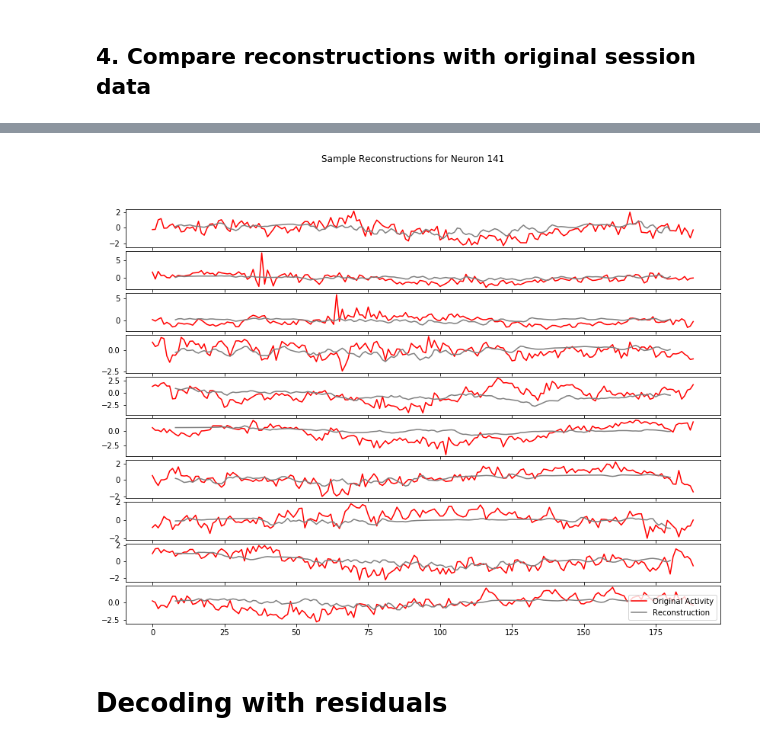
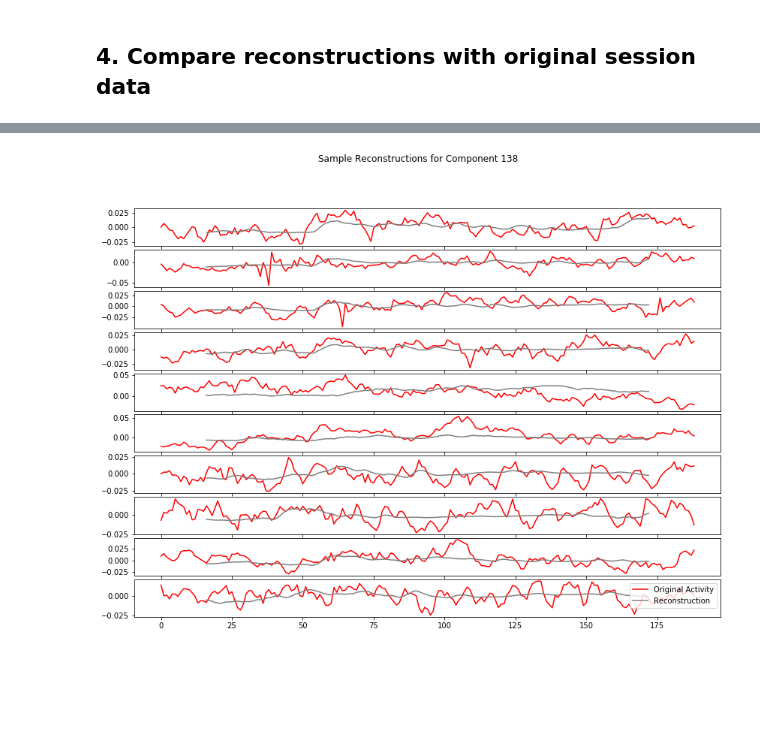
Before and after one commit to chingf/glm-hmm, a Jupyter notebook: 2019-09-25-testingbehavenet.ipynb, the cells around one changed output, grey strips where cells are left out. Drawn from its saved outputs; the diff is of its cells as text; code cells hidden in the pictures; blank space fills up the shorter version.

```diff
--- a/2019-09-25-testingbehavenet.ipynb
+++ b/2019-09-25-testingbehavenet.ipynb
@@ -22,7 +22,7 @@ from Session import *
 # %%
 def generate_models_lookuptable():
     l2_dict = {}
-    nl_dict = {'2': deepcopy(l2_dict), '4': deepcopy(l2_dict), '8': deepcopy(l2_dict)}
+    nl_dict = {'2': deepcopy(l2_dict), '4': deepcopy(l2_dict), '8': deepcopy(l2_dict), '16': deepcopy(l2_dict)}
     lr_dict = {'0.0001': deepcopy(nl_dict), '0.001': deepcopy(nl_dict), '0.01': deepcopy(nl_dict)}
     hl_dict = {'0': deepcopy(lr_dict), '1': deepcopy(lr_dict), '2': deepcopy(lr_dict), '3': deepcopy(lr_dict)}
     return hl_dict
@@ -79,6 +80,7 @@ for version in os.listdir(ffdatadir):
 # %% [markdown]
 #### Hidden layers: 2, N_lags: 8
 # %%
+# Print mean test loss for a two-layer network
 learning_rates = ['0.0001', '0.001', '0.01']
 l2_regs = ['1e-05', '0.0001', '0.01', '0.001']
 
@@ -87,7 +89,7 @@ fig, axes = plt.subplots(
     )
 for idx, ax in enumerate(axes):
     learning_rate = learning_rates[idx]
-    models_to_compare = models_lookuptable['2'][learning_rate]['8']
+    models_to_compare = models_lookuptable['2'][learning_rate]['16']
     test_losses = [np.mean(models_to_compare[l2_reg]['test_loss']) for l2_reg in l2_regs]
     ax.bar(np.arange(len(test_losses)), test_losses)
     ax.set_title("Learning Rate = " + learning_rate)
@@ -151,6 +154,22 @@ session = Session("vistrained", "mSM30", "10-Oct-2017")
 delay_period_indices = session.get_delay_period()
 neural_activity = session.neural['neural']
 # %%
+def undo_zscore(neural, predictions):
+    """
+    Assumes data is trial x time x components
+
+    Args:
+        neural: original neural activity
+        predictions: predicted z-scored activity
+    Returns:
+        predictions with the z-scoring undone
+    """
+
+    predictions = predictions.copy()
+    predictions *= np.std(neural, axis=(0,1))
+    predictions += np.mean(neural, axis=(0,1))
+    return predictions
+
 def zscore(data):
     """
     Assumes data is trial x time x components
@@ -162,31 +188,30 @@ def zscore(data):
 # %%
 num_samples = 10
 test_trials = predictions_trials['test']
-z_activity = zscore(neural_activity)
+scaled_predictions = undo_zscore(neural_activity, predictions)
+#z_activity = zscore(neural_activity)
 fig, axes = plt.subplots(
     nrows=num_samples, ncols=1, figsize=(14,10),
     gridspec_kw={'height_ratios':[1/num_samples]*num_samples, 'hspace':0.1, 'wspace':0.1},
     sharex=False
     )
 
 neuron = np.random.randint(0, 200)
 for idx, ax in enumerate(axes):
     trial = test_trials[idx]
     dpi = delay_period_indices[trial,:]
     delay_start = 0
     delay_end = 189
     ax.plot(
-        z_activity[trial, delay_start:delay_end, neuron],
+        neural_activity[trial, delay_start:delay_end, neuron],
         color='red', label='Original Activity'
         )
     ax.plot(
-        predictions[trial, delay_start:delay_end, neuron],
+        scaled_predictions[trial, delay_start:delay_end, neuron],
         color='gray', label='Reconstruction'
         )
-plt.suptitle("Sample Reconstructions for Neuron %d"%neuron)
+plt.suptitle("Sample Reconstructions for Component %d"%neuron)
 plt.legend()
 plt.show()
 # %% [output]
-[figure, old version]
+[figure, new version]
-# %% [markdown]
-# Decoding with residuals
```
Also changed, not shown: parts of 5 cells of this notebook, 8 other files.
